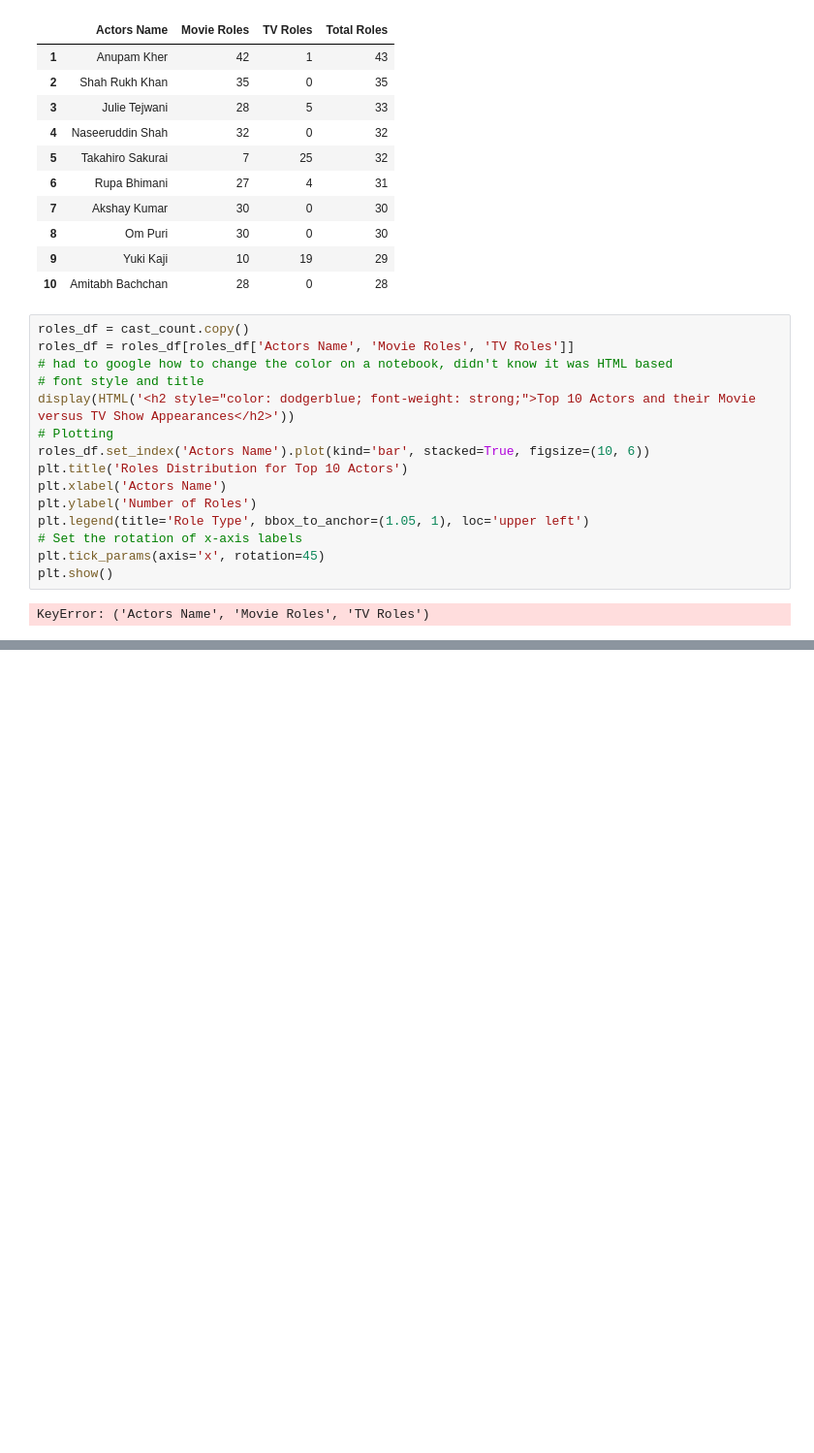
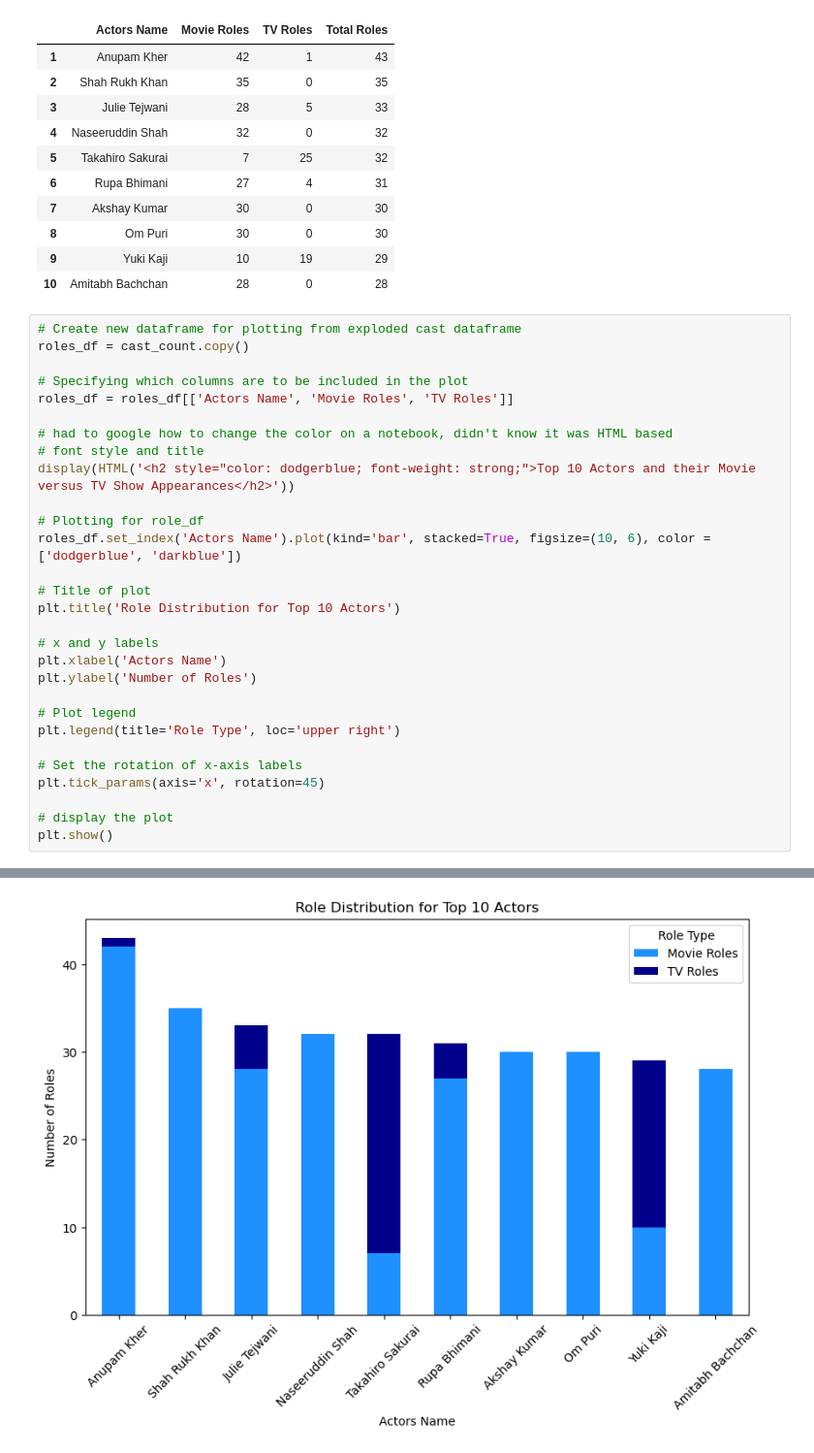
Before and after one commit to jameslaurence82/PythonPandas, a Jupyter notebook: netflixtitles.ipynb, the cells around one changed output, grey strips where cells are left out. Shown at 97% size. Drawn from its saved outputs; the diff is of its cells as text; blank space fills up the shorter version.

Commit message:
answered question 4, needs to create a line chart

```diff
--- a/netflixtitles.ipynb
+++ b/netflixtitles.ipynb
@@ -583,19 +583,32 @@ Top 10 Actors and their Movie versus TV Show Appearances
 | 9 | Yuki Kaji | 10 | 19 | 29 |
 | 10 | Amitabh Bachchan | 28 | 0 | 28 |
 # %%
+# Create new dataframe for plotting from exploded cast dataframe
 roles_df = cast_count.copy()
-roles_df = roles_df[roles_df['Actors Name', 'Movie Roles', 'TV Roles']]
+
+# Specifying which columns are to be included in the plot
+roles_df = roles_df[['Actors Name', 'Movie Roles', 'TV Roles']]
+
 # had to google how to change the color on a notebook, didn't know it was HTML based
 # font style and title
 display(HTML('<h2 style="color: dodgerblue; font-weight: strong;">Top 10 Actors and their Movie versus TV Show Appearances</h2>'))
-# Plotting
-roles_df.set_index('Actors Name').plot(kind='bar', stacked=True, figsize=(10, 6))
-plt.title('Roles Distribution for Top 10 Actors')
+
+# Plotting for role_df
+roles_df.set_index('Actors Name').plot(kind='bar', stacked=True, figsize=(10, 6), color =['dodgerblue', 'darkblue'])
+
+# Title of plot
+plt.title('Role Distribution for Top 10 Actors')
+
+# x and y labels
 plt.xlabel('Actors Name')
 plt.ylabel('Number of Roles')
-plt.legend(title='Role Type', bbox_to_anchor=(1.05, 1), loc='upper left')
+
+# Plot legend
+plt.legend(title='Role Type', loc='upper right')
+
 # Set the rotation of x-axis labels
 plt.tick_params(axis='x', rotation=45)
+
+# display the plot
 plt.show()
 # %% [output]
-KeyError: ('Actors Name', 'Movie Roles', 'TV Roles')
@@ -601,0 +616 @@ KeyError: ('Actors Name', 'Movie Roles', 'TV Roles')
+[figure, added]
```
Also changed, not shown: parts of 21 cells of this notebook.
